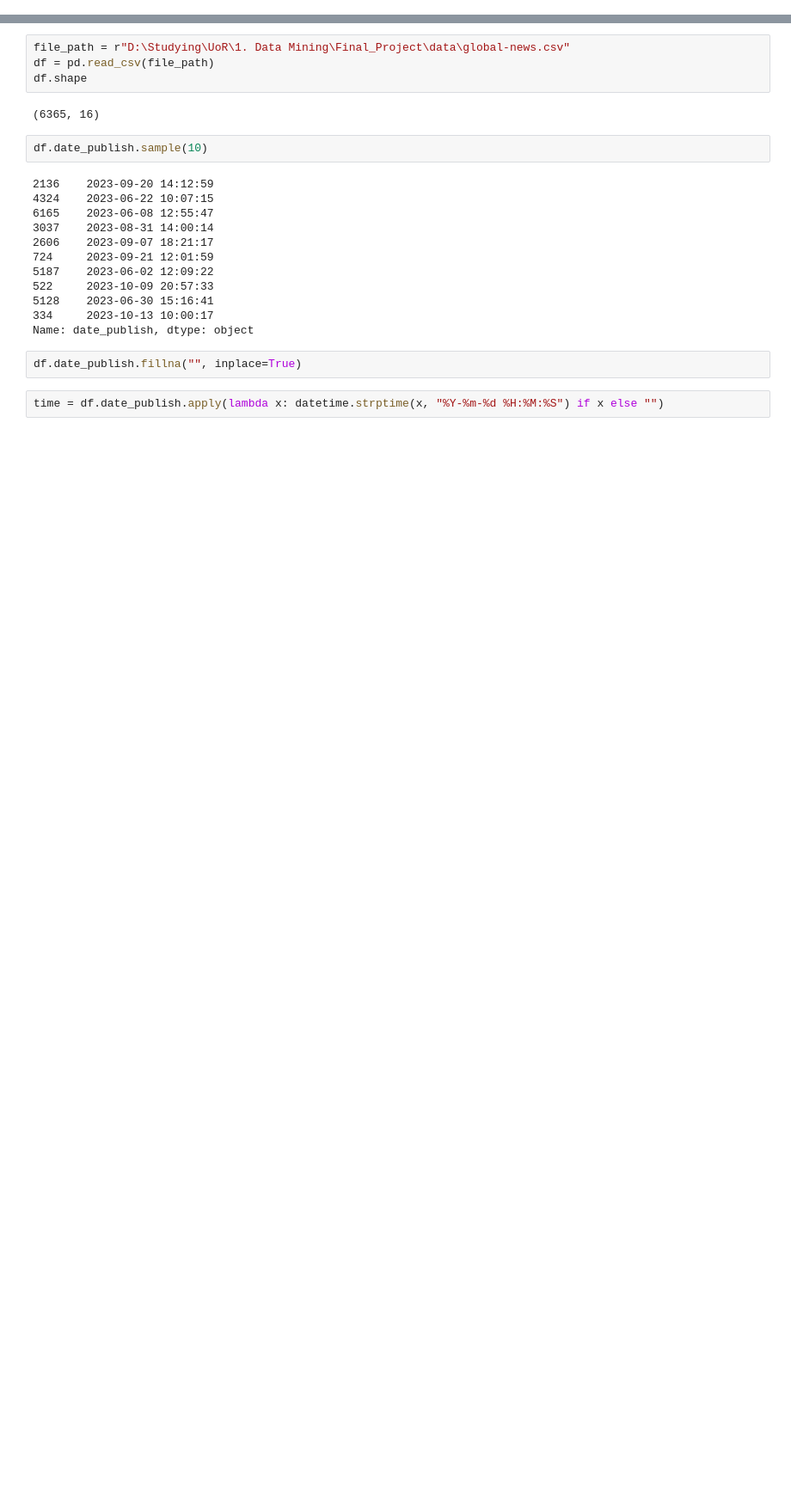
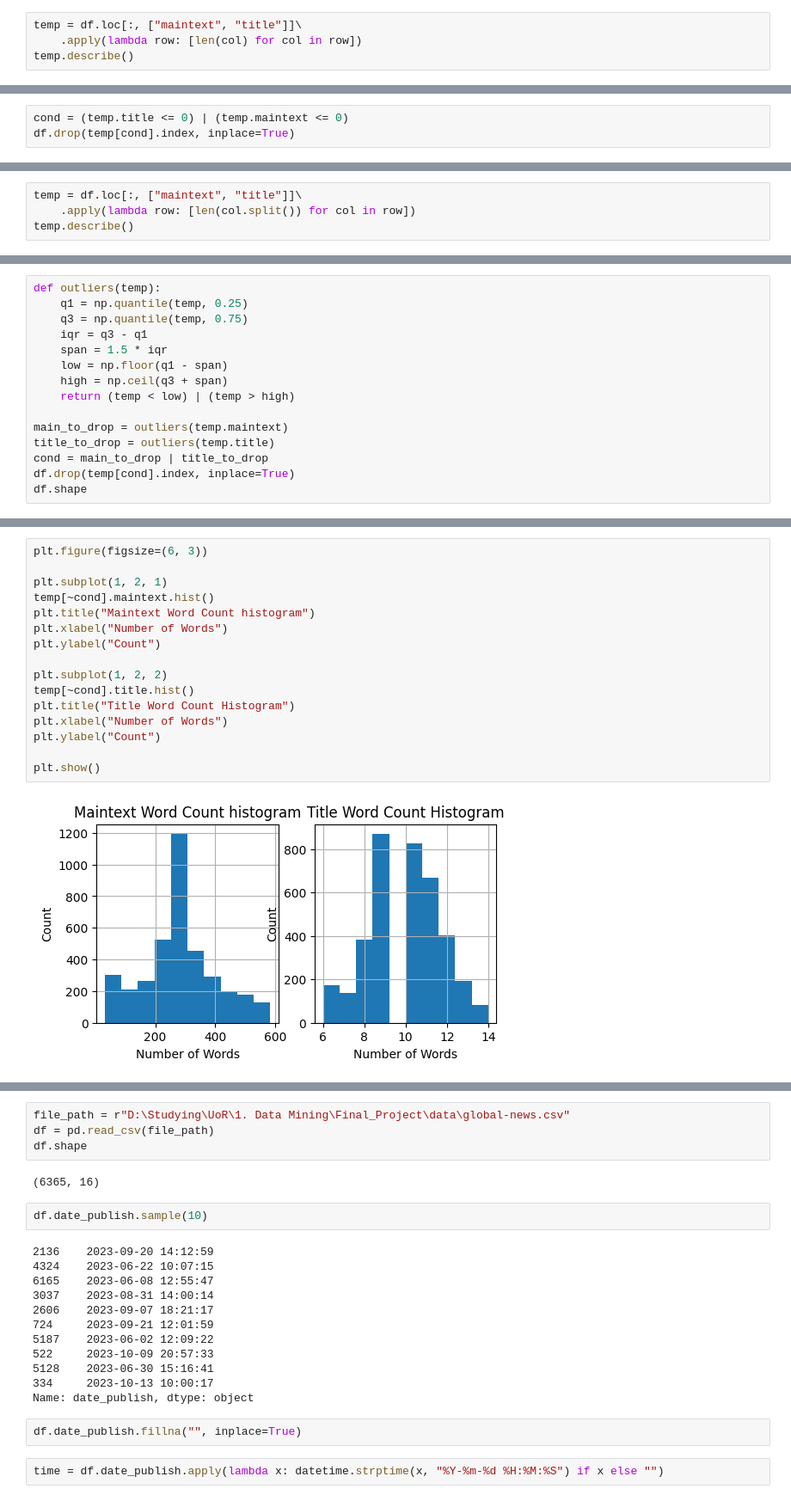
Before and after one commit to Shakleen/News-Outlet-Freedom-Detection, a Jupyter notebook: src/notebooks/eda.ipynb, the cells around one changed output, grey strips where cells are left out. Shown: that part at 86% size. Drawn from its saved outputs; the diff is of its cells as text; blank space fills up the shorter version.

```diff
--- a/src/notebooks/eda.ipynb
+++ b/src/notebooks/eda.ipynb
@@ -21,0 +160,4 @@ reuters_russia.csv has 5845 examples
+# %%
+temp = df.loc[:, ["maintext", "title"]]\
+    .apply(lambda row: [len(col) for col in row])
+temp.describe()
@@ -21,0 +184,3 @@ reuters_russia.csv has 5845 examples
+# %%
+cond = (temp.title <= 0) | (temp.maintext <= 0)
+df.drop(temp[cond].index, inplace=True)
@@ -21,0 +189,4 @@ reuters_russia.csv has 5845 examples
+# %%
+temp = df.loc[:, ["maintext", "title"]]\
+    .apply(lambda row: [len(col.split()) for col in row])
+temp.describe()
@@ -21,0 +205,15 @@ reuters_russia.csv has 5845 examples
+# %%
+def outliers(temp):
+    q1 = np.quantile(temp, 0.25)
+    q3 = np.quantile(temp, 0.75)
+    iqr = q3 - q1
+    span = 1.5 * iqr
+    low = np.floor(q1 - span)
+    high = np.ceil(q3 + span)
+    return (temp < low) | (temp > high)
+
+main_to_drop = outliers(temp.maintext)
+title_to_drop = outliers(temp.title)
+cond = main_to_drop | title_to_drop
+df.drop(temp[cond].index, inplace=True)
+df.shape
@@ -21,0 +222,18 @@ reuters_russia.csv has 5845 examples
+# %%
+plt.figure(figsize=(6, 3))
+
+plt.subplot(1, 2, 1)
+temp[~cond].maintext.hist()
+plt.title("Maintext Word Count histogram")
+plt.xlabel("Number of Words")
+plt.ylabel("Count")
+
+plt.subplot(1, 2, 2)
+temp[~cond].title.hist()
+plt.title("Title Word Count Histogram")
+plt.xlabel("Number of Words")
+plt.ylabel("Count")
+
+plt.show()
+# %% [output]
+[figure, added]
```
Also changed, not shown: parts of 43 cells of this notebook, 7 other files.
